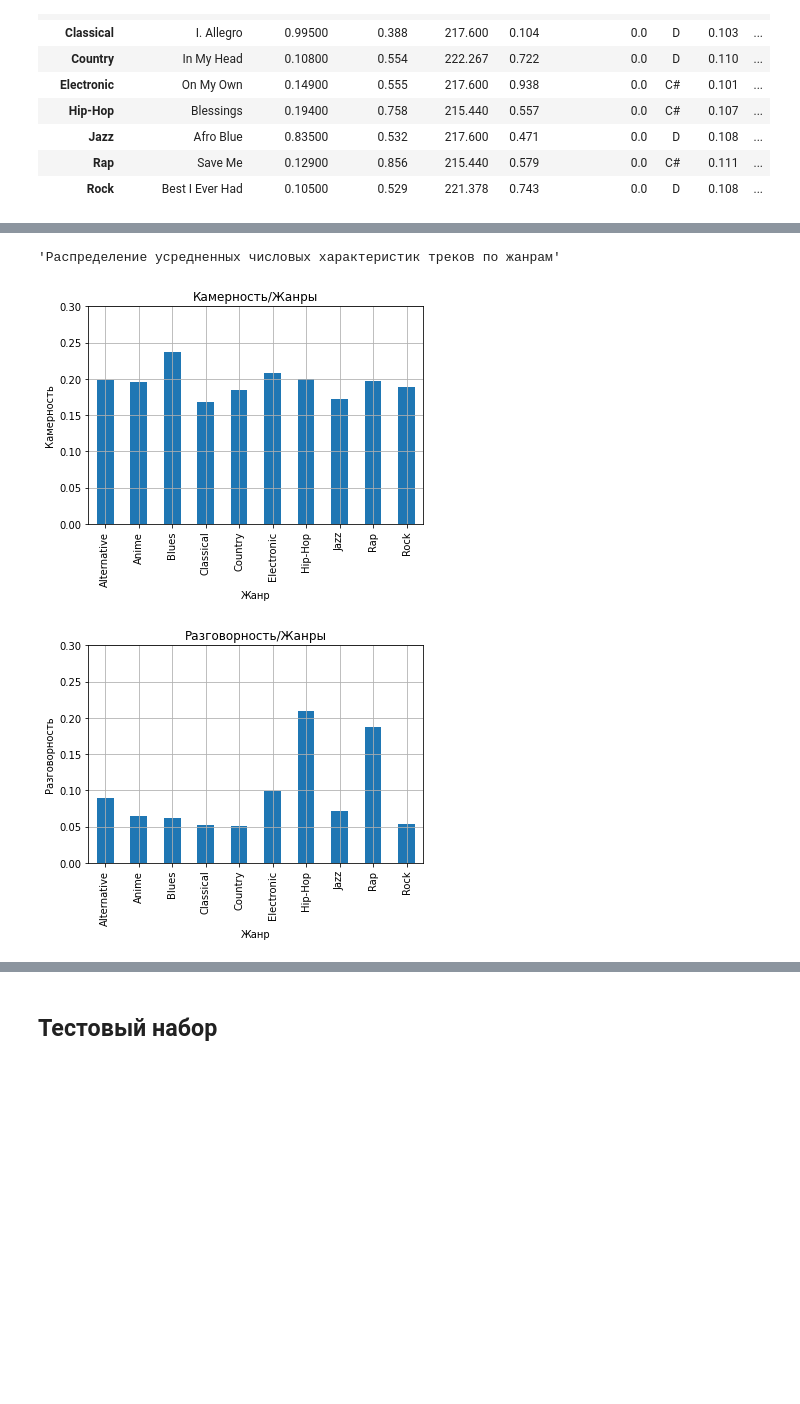
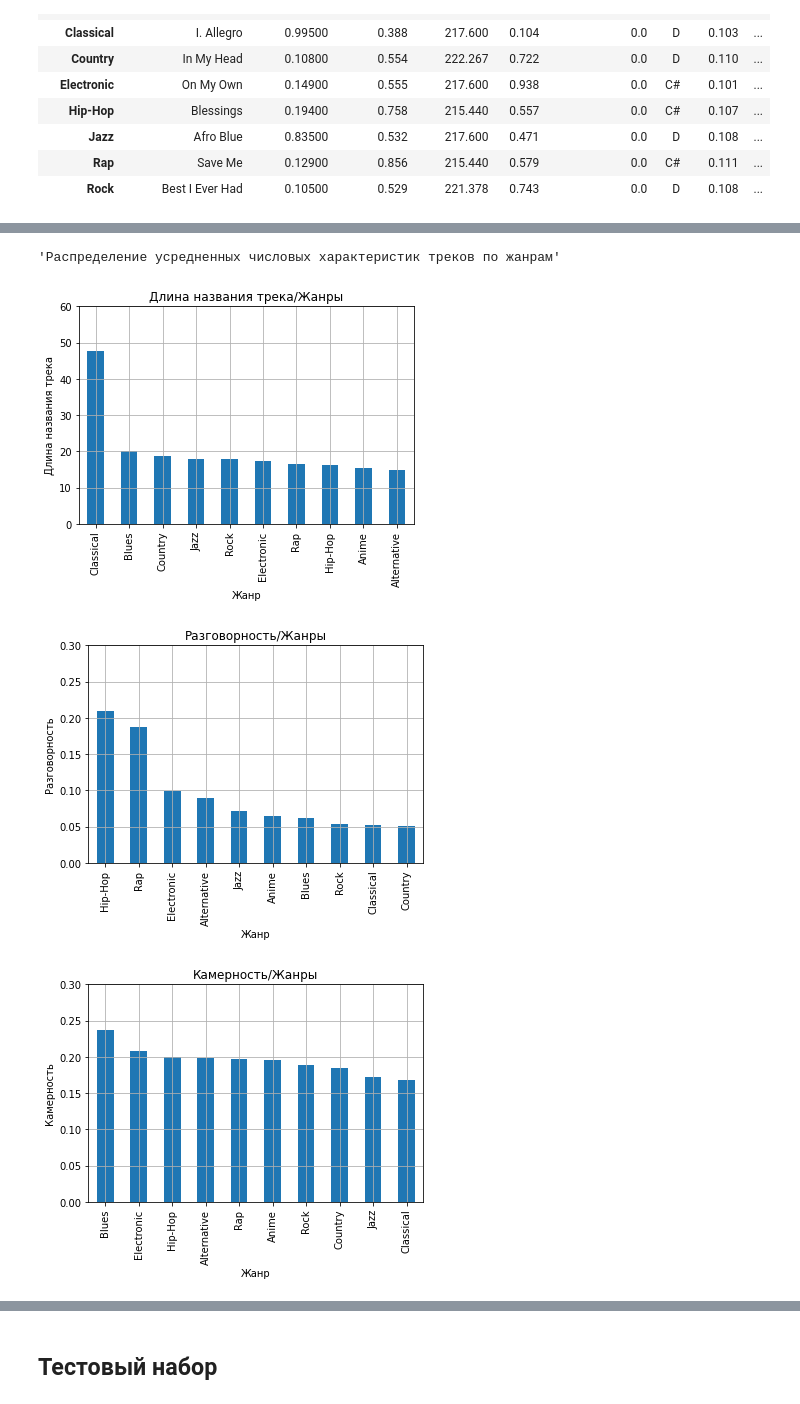
Before and after one commit to DrSartoriuss/Masterskaya, a Jupyter notebook: Masterskaya_26DS_main.ipynb, the cells around one changed output, grey strips where cells are left out. Cells and saved outputs as stored; diff of their text form; code cells hidden in the pictures; blank space fills up the shorter version.

```diff
--- a/Masterskaya_26DS_main.ipynb
+++ b/Masterskaya_26DS_main.ipynb
@@ -922,6 +1069,9 @@ Name: duration_ms, dtype: float64
 # Анализ данных
 # %% [markdown]
 ## Тренировочный набор
+# %%
+# добавляем новый столбец - длину названия трека
+train_copy['track_name_len'] = train_copy['track_name'].str.len()
 # %%
 # изучаем столбцы с числовыми данными обучающего набора на графиках
 display('Распределение числовых значений в обучающем наборе данных')
@@ -994,13 +1182,13 @@ train_copy.groupby('music_genre').mean().round(3)
 | Rap | 55375.118 | 0.169 | 0.700 | 218.934 | 0.652 | 0.008 | 0.197 | ... |
 | Rock | 55757.729 | 0.197 | 0.538 | 237.274 | 0.684 | 0.055 | 0.189 | ... |
 # %%
-# создаем цикл для созания сводной таблицы с наиболее частовстречающимися значениями признаков
+# создаем цикл для создания сводной таблицы с наиболее часто встречающимися значениями признаков
 # в каждом жанре
 # выбираем колонки
 df_columns = ['track_name', 'acousticness', 'danceability',
               'duration_ms', 'energy', 'instrumentalness',
               'key', 'liveness', 'loudness', 'mode',
-              'speechiness', 'tempo', 'valence'
+              'speechiness', 'tempo', 'valence', 'track_name_len'
              ]
 rows=[]
 for i in df_columns:
@@ -1026,7 +1214,8 @@ df_join_concat = pd.concat(rows, axis=1, keys=['track_name',
                                         'mode',
                                         'speechiness',
                                         'tempo',
-                                        'valence']
+                                        'valence',
+                                        'track_name_len']
                           )
 # выводим итоговую таблицу
 df_join_concat
@@ -1044,13 +1233,13 @@ df_join_concat
 | Rap | Save Me | 0.12900 | 0.856 | 215.440 | 0.579 | 0.0 | C# | 0.111 | ... |
 | Rock | Best I Ever Had | 0.10500 | 0.529 | 221.378 | 0.743 | 0.0 | D | 0.108 | ... |
 # %%
-# создаем цикл для созания сводной таблицы с наиболее редковстречающимися значениями
+# создаем цикл для создания сводной таблицы с наиболее редко встречающимися значениями
 # признаков в каждом жанре
 # выбираем колонки
 df_columns = ['track_name', 'acousticness', 'danceability',
               'duration_ms', 'energy', 'instrumentalness',
               'key', 'liveness', 'loudness', 'mode',
-              'speechiness', 'tempo', 'valence'
+              'speechiness', 'tempo', 'valence', 'track_name_len'
              ]
 rows=[]
 for i in df_columns:
@@ -1076,7 +1265,8 @@ df_join_concat = pd.concat(rows, axis=1, keys=['track_name',
                                         'mode',
                                         'speechiness',
                                         'tempo',
-                                        'valence']
+                                        'valence',
+                                        'track_name_len']
                           )
 # выводим итоговую таблицу
 df_join_concat
@@ -1100,7 +1300,9 @@ def plotly_num(data, values, ylim, ylabel, title):
     .pivot_table(index='music_genre',
                  values=values
                  #aggfunc='mean'
-                ).plot(
+                ).sort_values(by=values,
+                              ascending=False
+    ).plot(
         kind='bar',
         xlim=(0,27),
         ylim=(ylim),
@@ -1148,16 +1375,22 @@ plotly_num(train_copy,
 # %%
 # строим графики распределения числовых характеристик треков по жанрам
 display('Распределение усредненных числовых характеристик треков по жанрам')
+plotly_num(train_copy,
+       'track_name_len',(0,60),
+       'Длина названия трека',
+       'Длина названия трека/Жанры'
+          )
+plotly_num(train_copy,
+       'speechiness',(0,0.3),
+       'Разговорность',
+       'Разговорность/Жанры')
 plotly_num(train_copy,
        'liveness',(0,0.3),
        'Камерность',
        'Камерность/Жанры'
           )
-plotly_num(train_copy,
-       'speechiness',(0,0.3),
-       'Разговорность',
-       'Разговорность/Жанры')
 # %% [output]
 'Распределение усредненных числовых характеристик треков по жанрам'
-[figure, old version]
+[figure, new version]
-[figure, old version]
+[figure, new version]
+[figure, added]
```
Also changed, not shown: parts of 74 cells of this notebook.
